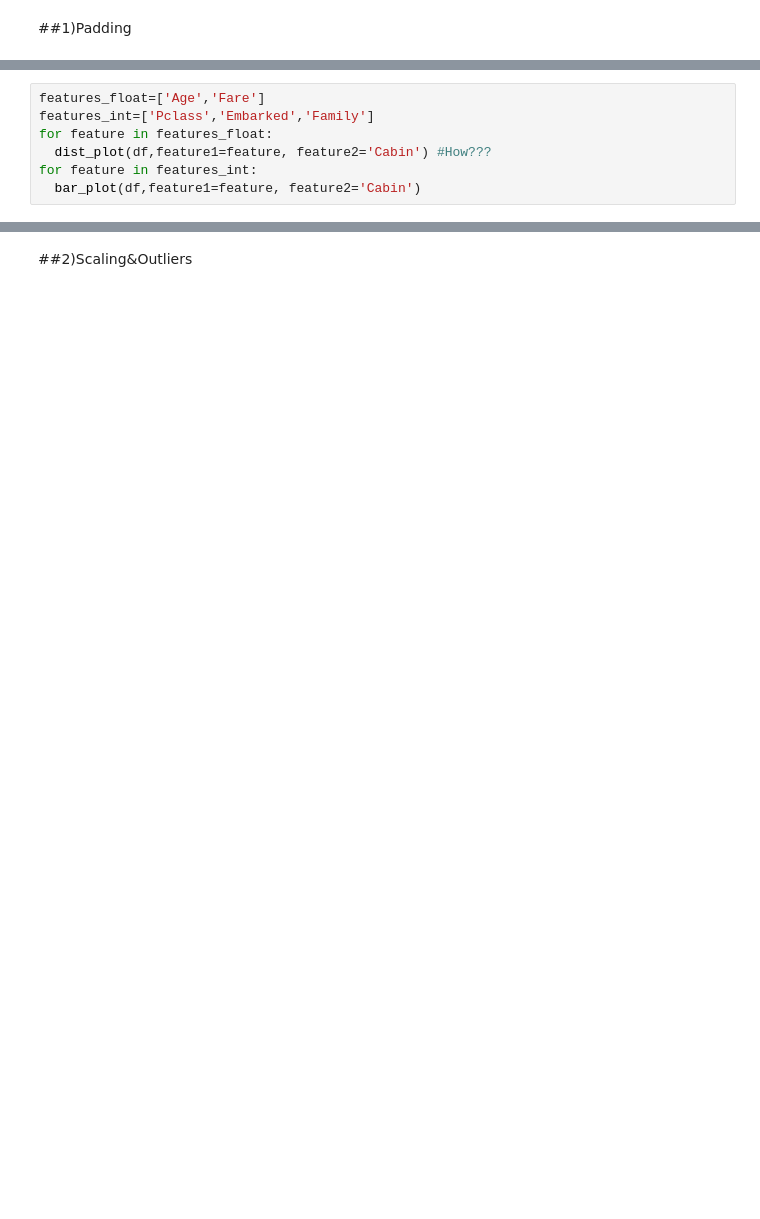
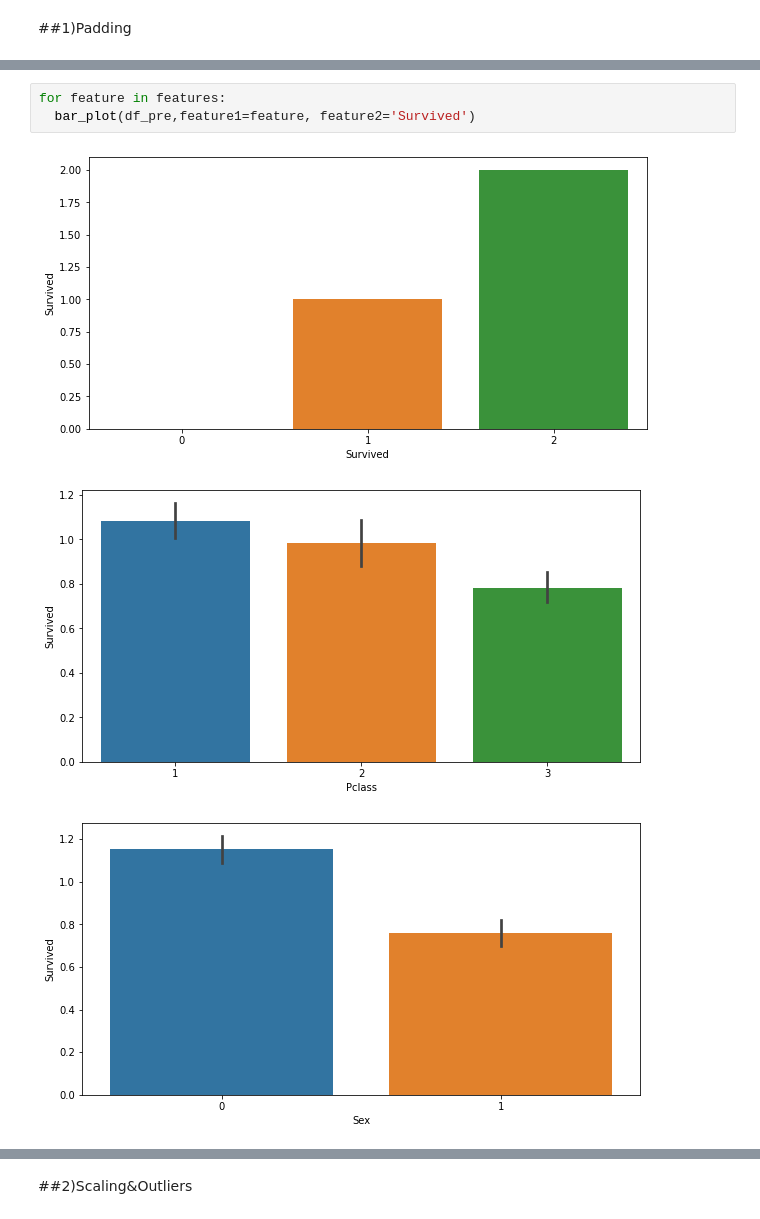
Before and after one commit to DongjunYou/21_1Q_Army, a Jupyter notebook: Titanic_Prototype.ipynb, the cells around one changed output, grey strips where cells are left out. Saved outputs shown, nothing was run; the diff lists cells and outputs as text; blank space fills up the shorter version.

```diff
--- a/Titanic_Prototype.ipynb
+++ b/Titanic_Prototype.ipynb
@@ -218,7 +237,0 @@ df.loc[(df.Age.isnull())&(df.Name=='Master'),'Age']=5
-# %%
-features_float=['Age','Fare']
-features_int=['Pclass','Embarked','Family']
-for feature in features_float:
-  dist_plot(df,feature1=feature, feature2='Cabin') #How???
-for feature in features_int:
-  bar_plot(df,feature1=feature, feature2='Cabin')
@@ -232,0 +238,7 @@ for feature in features_int:
+# %%
+for feature in features:
+  bar_plot(df_pre,feature1=feature, feature2='Survived')
+# %% [output]
+[figure, added]
+[figure, added]
+[figure, added]
```
Also changed, not shown: parts of 31 cells of this notebook.
